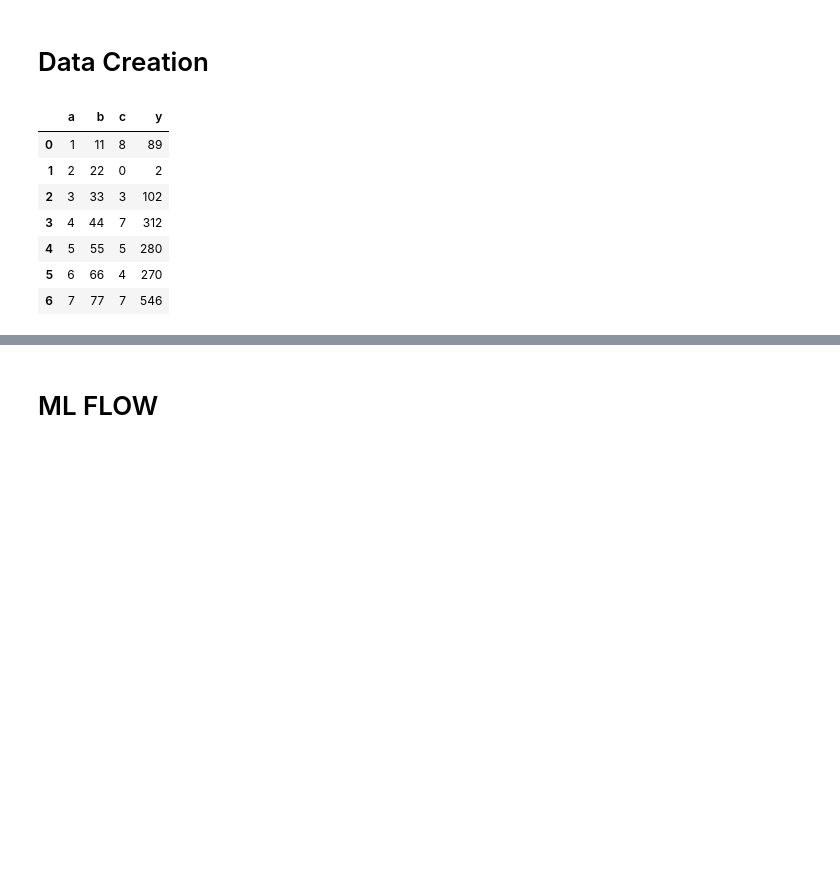
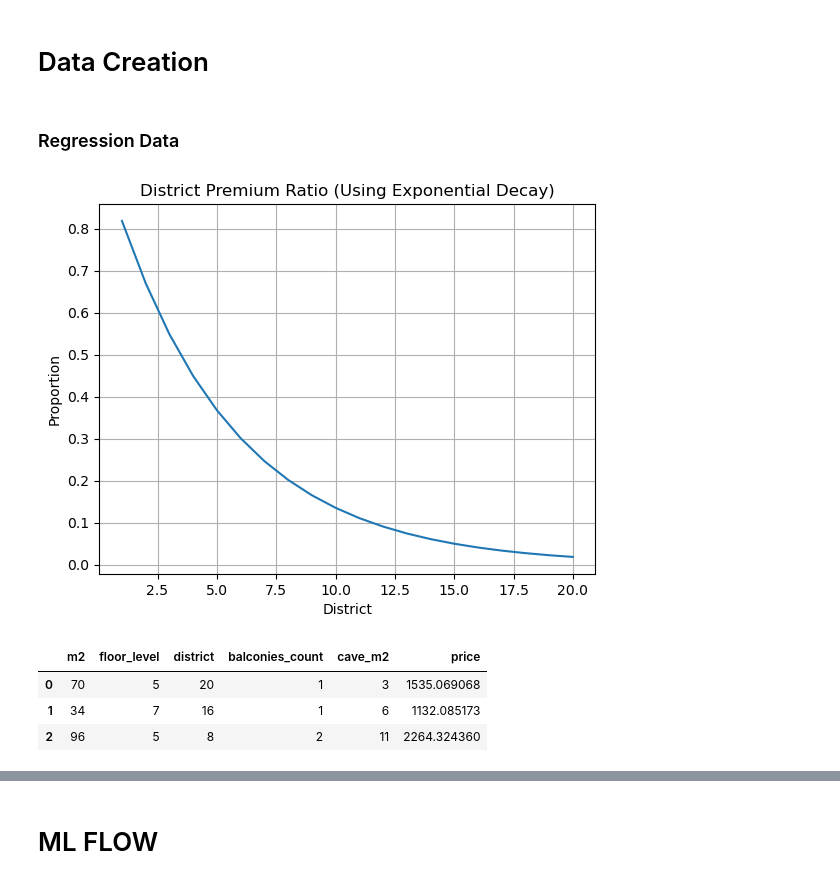
Before and after one commit to Robertoarce/Clustering_tools, a Jupyter notebook: test.ipynb, the cells around one changed output, grey strips where cells are left out. Saved outputs shown, nothing was run; the diff lists cells and outputs as text; code cells hidden in the pictures; blank space fills up the shorter version.

```diff
--- a/test.ipynb
+++ b/test.ipynb
@@ -9,21 +49,2 @@ from sklearn.ensemble import RandomForestRegressor
 # %% [markdown]
 # Data Creation
-# %%
-df = pd.DataFrame({
-
-  'a':[1,2,3,4,5,6,7],
-  'b':[11,22,33,44,55,66,77],
-  'c':np.random.randint(0,10,7)
-})
-
-df['y'] = df.a+df.b*df.c
-df
-# %% [output]
-|  | a | b | c | y |
-| 0 | 1 | 11 | 8 | 89 |
-| 1 | 2 | 22 | 0 | 2 |
-| 2 | 3 | 33 | 3 | 102 |
-| 3 | 4 | 44 | 7 | 312 |
-| 4 | 5 | 55 | 5 | 280 |
-| 5 | 6 | 66 | 4 | 270 |
-| 6 | 7 | 77 | 7 | 546 |
@@ -34,0 +51,44 @@ X_train, X_test, y_train, y_test = train_test_split(df_data, df_target)
+# %% [markdown]
+### Regression Data
+# %%
+decay_rate = 0.2
+x = np.arange(1, 21)
+y = np.exp(-decay_rate * x)
+
+plt.plot(x, y)
+plt.xlabel('District')
+plt.ylabel('Proportion')
+plt.title('District Premium Ratio (Using Exponential Decay)')
+plt.grid(True)
+plt.show()
+# %% [output]
+[figure, added]
+# %%
+# Creation of a fake data set
+data_size = 100
+base_price = 8_000
+
+df = pd.DataFrame({
+
+  'm2': np.random.randint(10, 121, data_size),
+  'floor_level': np.random.randint(0, 10, data_size),
+  'district': np.random.randint(1, 21, data_size),
+  'balconies_count': np.random.randint(0,3, data_size),
+  'cave_m2':np.random.randint(0,15, size=data_size)
+})
+
+district_premium = np.exp(-0.2 * df.district)
+floor_premium = np.exp(df.floor_level * 0.2)
+balcony_price = base_price/8
+
+error = np.random.normal(size=df.shape[0])*5_000
+
+df['price'] = (district_premium + floor_premium)  * ( df.balconies_count +  df.m2*base_price + df.cave_m2 * base_price/10 ) + error
+df['price'] = df['price']/1_000
+
+df.head(3)
+# %% [output]
+|  | m2 | floor_level | district | balconies_count | cave_m2 | price |
+| 0 | 70 | 5 | 20 | 1 | 3 | 1535.069068 |
+| 1 | 34 | 7 | 16 | 1 | 6 | 1132.085173 |
+| 2 | 96 | 5 | 8 | 2 | 11 | 2264.324360 |
```
Also changed, not shown: parts of 16 cells of this notebook, 2 other files.
